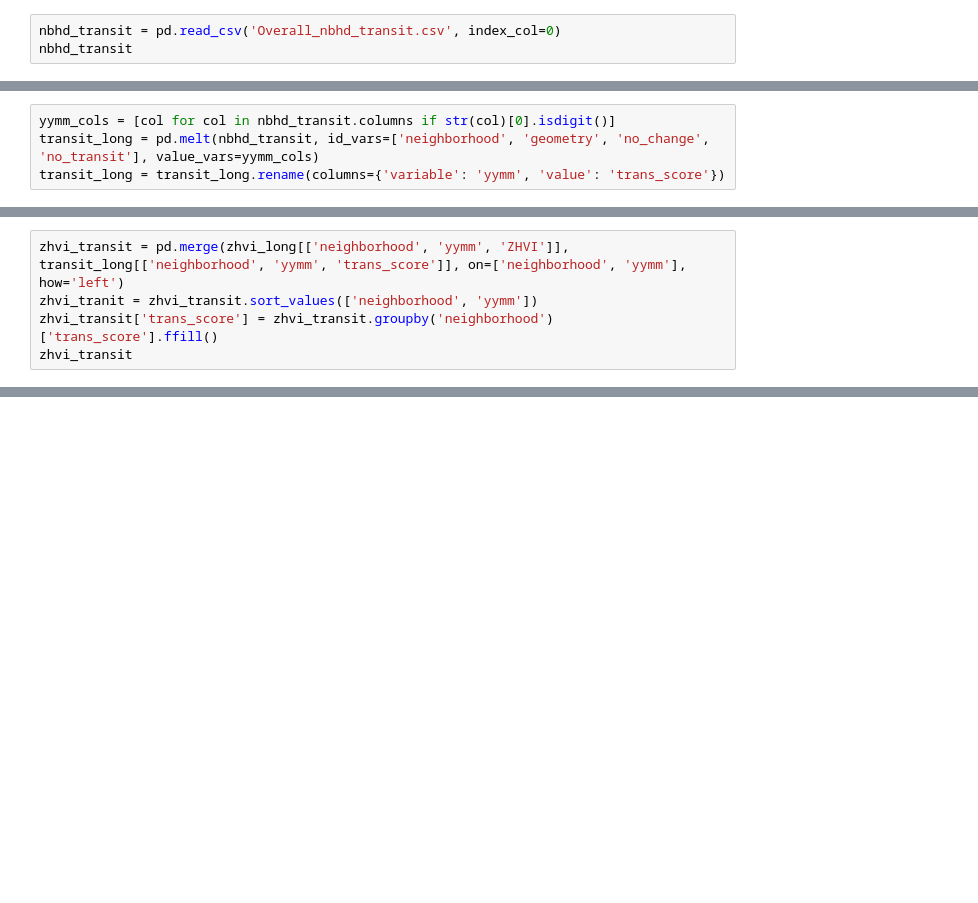
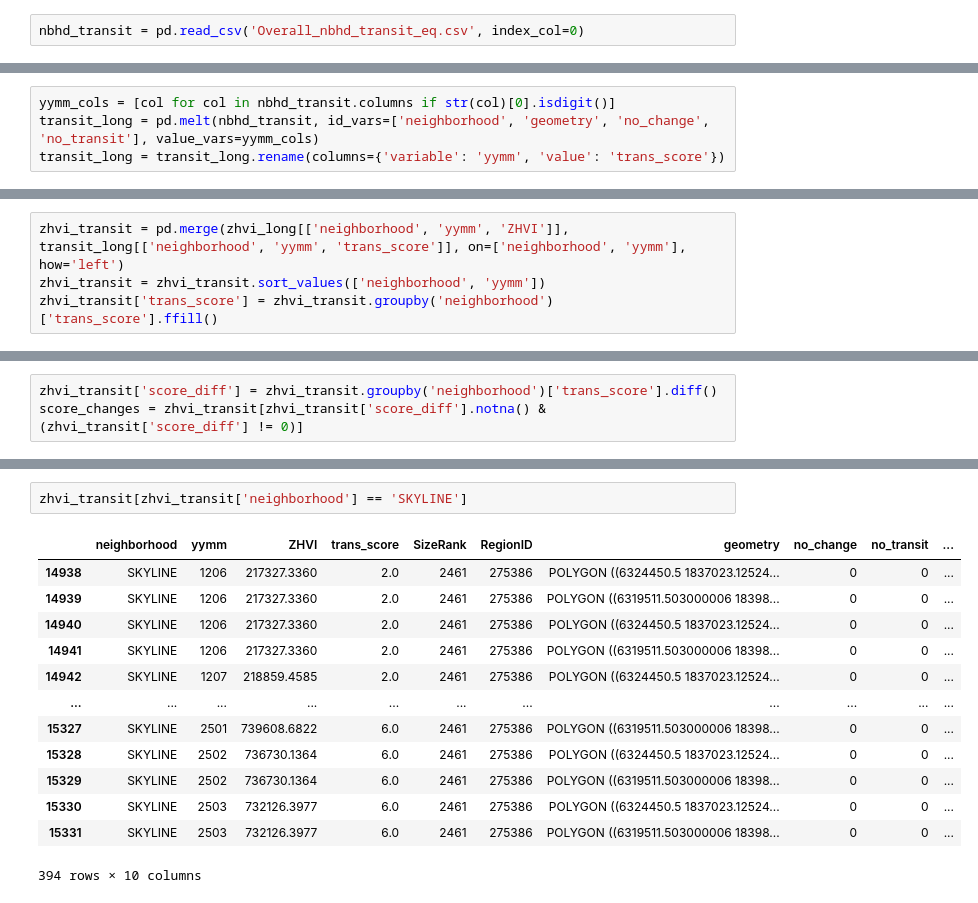
Before and after one commit to sudoYan/SD-Home-Value-Trend-Report, a Jupyter notebook: housing_transit_tgt.ipynb, the cells around one changed output, grey strips where cells are left out. Drawn from its saved outputs; the diff is of its cells as text; blank space fills up the shorter version.

```diff
--- a/housing_transit_tgt.ipynb
+++ b/housing_transit_tgt.ipynb
@@ -7,3 +9,2 @@ import geopandas as gpd
 # %%
-nbhd_transit = pd.read_csv('Overall_nbhd_transit.csv', index_col=0)
-nbhd_transit
+nbhd_transit = pd.read_csv('Overall_nbhd_transit_eq.csv', index_col=0)
@@ -136,5 +77,4 @@ nbhd_transit
 # %%
 zhvi_transit = pd.merge(zhvi_long[['neighborhood', 'yymm', 'ZHVI']], transit_long[['neighborhood', 'yymm', 'trans_score']], on=['neighborhood', 'yymm'], how='left')
-zhvi_tranit = zhvi_transit.sort_values(['neighborhood', 'yymm'])
+zhvi_transit = zhvi_transit.sort_values(['neighborhood', 'yymm'])
 zhvi_transit['trans_score'] = zhvi_transit.groupby('neighborhood')['trans_score'].ffill()
-zhvi_transit
@@ -177,0 +90,3 @@ zhvi_transit
+# %%
+zhvi_transit['score_diff'] = zhvi_transit.groupby('neighborhood')['trans_score'].diff()
+score_changes = zhvi_transit[zhvi_transit['score_diff'].notna() & (zhvi_transit['score_diff'] != 0)]
@@ -177,0 +222,16 @@ zhvi_transit
+# %%
+zhvi_transit[zhvi_transit['neighborhood'] == 'SKYLINE']
+# %% [output]
+|  | neighborhood | yymm | ZHVI | trans_score | SizeRank | RegionID | geometry | no_change | no_transit | ... |
+| 14938 | SKYLINE | 1206 | 217327.3360 | 2.0 | 2461 | 275386 | POLYGON ((6324450.5 1837023.12524... | 0 | 0 | ... |
+| 14939 | SKYLINE | 1206 | 217327.3360 | 2.0 | 2461 | 275386 | POLYGON ((6319511.503000006 18398... | 0 | 0 | ... |
+| 14940 | SKYLINE | 1206 | 217327.3360 | 2.0 | 2461 | 275386 | POLYGON ((6324450.5 1837023.12524... | 0 | 0 | ... |
+| 14941 | SKYLINE | 1206 | 217327.3360 | 2.0 | 2461 | 275386 | POLYGON ((6319511.503000006 18398... | 0 | 0 | ... |
+| 14942 | SKYLINE | 1207 | 218859.4585 | 2.0 | 2461 | 275386 | POLYGON ((6324450.5 1837023.12524... | 0 | 0 | ... |
+| ... | ... | ... | ... | ... | ... | ... | ... | ... | ... | ... |
+| 15327 | SKYLINE | 2501 | 739608.6822 | 6.0 | 2461 | 275386 | POLYGON ((6319511.503000006 18398... | 0 | 0 | ... |
+| 15328 | SKYLINE | 2502 | 736730.1364 | 6.0 | 2461 | 275386 | POLYGON ((6324450.5 1837023.12524... | 0 | 0 | ... |
+| 15329 | SKYLINE | 2502 | 736730.1364 | 6.0 | 2461 | 275386 | POLYGON ((6319511.503000006 18398... | 0 | 0 | ... |
+| 15330 | SKYLINE | 2503 | 732126.3977 | 6.0 | 2461 | 275386 | POLYGON ((6324450.5 1837023.12524... | 0 | 0 | ... |
+| 15331 | SKYLINE | 2503 | 732126.3977 | 6.0 | 2461 | 275386 | POLYGON ((6319511.503000006 18398... | 0 | 0 | ... |
+394 rows × 10 columns
```
Also changed, not shown: parts of 10 cells of this notebook, 4 other files.
